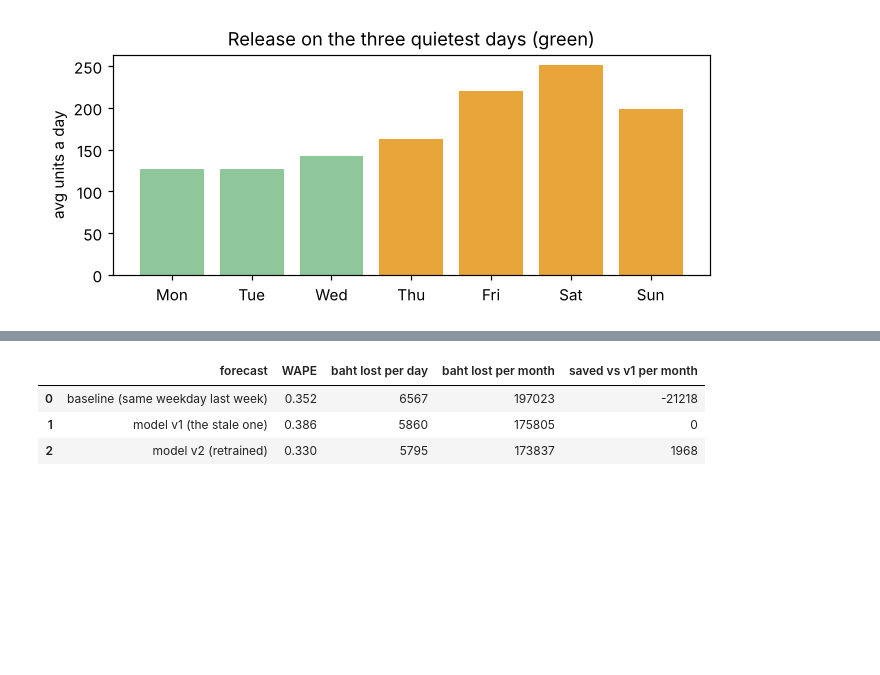
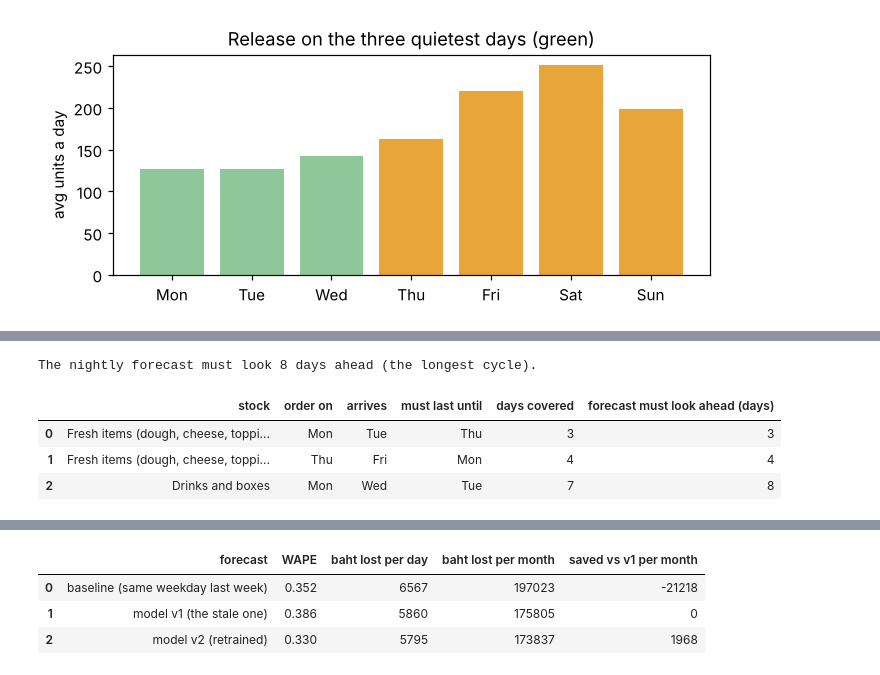
Before and after one commit to QuadrupleBeansStars/MADT-Pizza-shop, a Jupyter notebook: notebooks/cicd_mlops_education.ipynb, the cells around one changed output, grey strips where cells are left out. Saved outputs shown, nothing was run; the diff lists cells and outputs as text; code cells hidden in the pictures; blank space fills up the shorter version.

```diff
--- a/notebooks/cicd_mlops_education.ipynb
+++ b/notebooks/cicd_mlops_education.ipynb
@@ -827,0 +920,20 @@ This is the question that turns "WAPE 0.33" into baht. Two kinds of miss, two di
+# %%
+ORDER_RULES = {"Fresh items (dough, cheese, toppings)": {"order_weekdays": (0, 3), "lead_days": 1},
+               "Drinks and boxes": {"order_weekdays": (0,), "lead_days": 2}}
+
+rows, week = [], pp.HISTORY_START + timedelta(days=65)          # day 65 is a Monday, 5 October
+for supplier, rule in ORDER_RULES.items():
+    for order_day in [d for d in (week + timedelta(days=k) for k in range(7)) if d.weekday() in rule["order_weekdays"]]:
+        c = pp.order_cycle(order_day, **rule)
+        rows.append({"stock": supplier, "order on": order_day.strftime("%a"), "arrives": c["first_day"].strftime("%a"),
+                     "must last until": c["last_day"].strftime("%a"), "days covered": c["days_covered"],
+                     "forecast must look ahead (days)": c["horizon_days"]})
+cycles = pd.DataFrame(rows)
+print("The nightly forecast must look", cycles["forecast must look ahead (days)"].max(), "days ahead (the longest cycle).")
+cycles
+# %% [output]
+The nightly forecast must look 8 days ahead (the longest cycle).
+|  | stock | order on | arrives | must last until | days covered | forecast must look ahead (days) |
+| 0 | Fresh items (dough, cheese, toppi... | Mon | Tue | Thu | 3 | 3 |
+| 1 | Fresh items (dough, cheese, toppi... | Thu | Fri | Mon | 4 | 4 |
+| 2 | Drinks and boxes | Mon | Wed | Tue | 7 | 8 |
```
Also changed, not shown: parts of 20 cells of this notebook, 2 other files.
